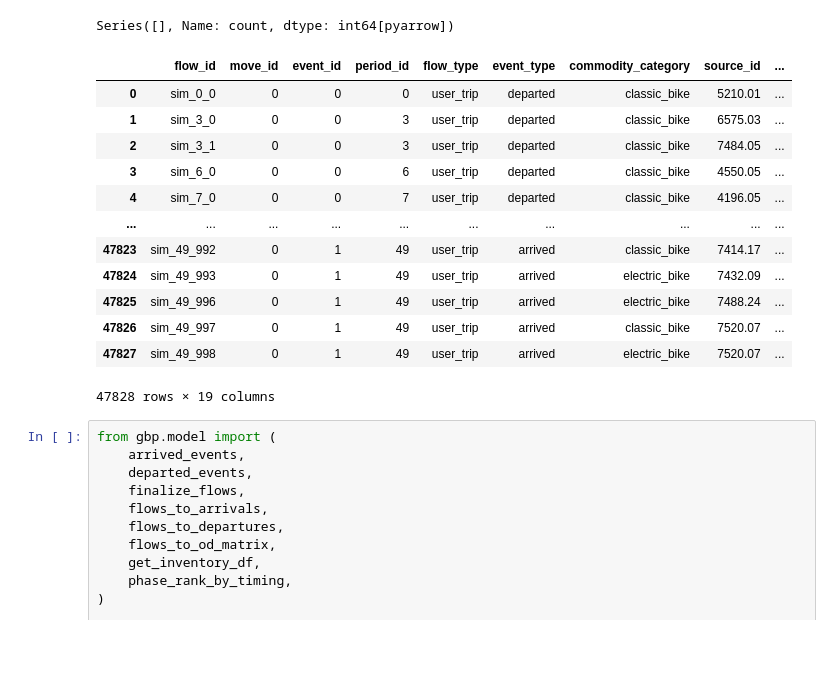
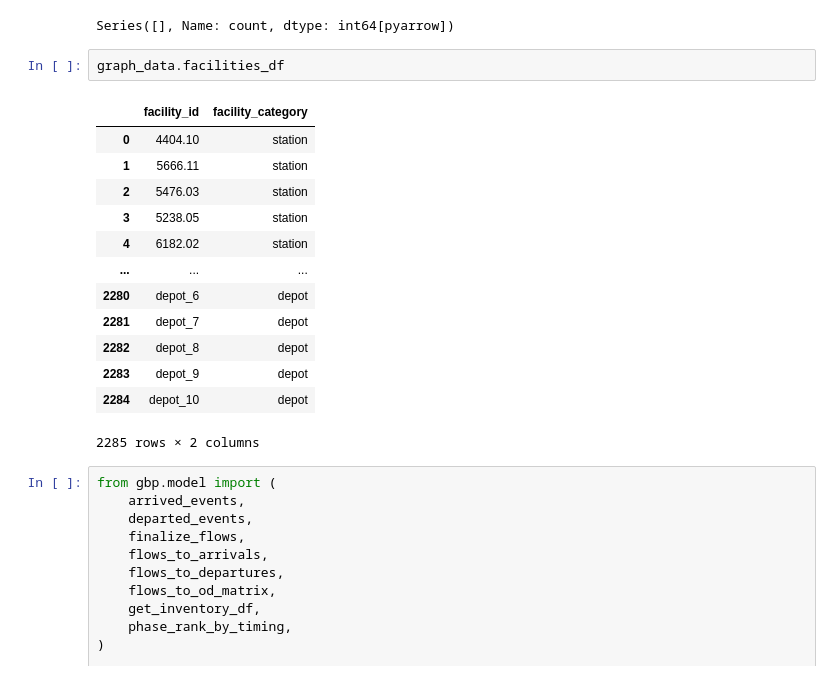
Before and after one commit to vlzm/GFDRR, a Jupyter notebook: notebooks/test_pipeline.ipynb, the cells around one changed output. Cells and saved outputs as stored; diff of their text form; blank space fills up the shorter version.

```diff
--- a/notebooks/test_pipeline.ipynb
+++ b/notebooks/test_pipeline.ipynb
@@ -104,20 +128,21 @@ simulated_flows_df['reason'].value_counts()
 # %% [output]
 Series([], Name: count, dtype: int64[pyarrow])
 # %%
+graph_data.facilities_df
 # %% [output]
-|  | flow_id | move_id | event_id | period_id | flow_type | event_type | commodity_category | source_id | ... |
-| 0 | sim_0_0 | 0 | 0 | 0 | user_trip | departed | classic_bike | 5210.01 | ... |
-| 1 | sim_3_0 | 0 | 0 | 3 | user_trip | departed | classic_bike | 6575.03 | ... |
-| 2 | sim_3_1 | 0 | 0 | 3 | user_trip | departed | classic_bike | 7484.05 | ... |
-| 3 | sim_6_0 | 0 | 0 | 6 | user_trip | departed | classic_bike | 4550.05 | ... |
-| 4 | sim_7_0 | 0 | 0 | 7 | user_trip | departed | classic_bike | 4196.05 | ... |
-| ... | ... | ... | ... | ... | ... | ... | ... | ... | ... |
-| 47823 | sim_49_992 | 0 | 1 | 49 | user_trip | arrived | classic_bike | 7414.17 | ... |
-| 47824 | sim_49_993 | 0 | 1 | 49 | user_trip | arrived | electric_bike | 7432.09 | ... |
-| 47825 | sim_49_996 | 0 | 1 | 49 | user_trip | arrived | electric_bike | 7488.24 | ... |
-| 47826 | sim_49_997 | 0 | 1 | 49 | user_trip | arrived | classic_bike | 7520.07 | ... |
-| 47827 | sim_49_998 | 0 | 1 | 49 | user_trip | arrived | electric_bike | 7520.07 | ... |
+|  | facility_id | facility_category |
+| 0 | 4404.10 | station |
+| 1 | 5666.11 | station |
+| 2 | 5476.03 | station |
+| 3 | 5238.05 | station |
+| 4 | 6182.02 | station |
+| ... | ... | ... |
+| 2280 | depot_6 | depot |
+| 2281 | depot_7 | depot |
+| 2282 | depot_8 | depot |
+| 2283 | depot_9 | depot |
+| 2284 | depot_10 | depot |
-47828 rows × 19 columns
+2285 rows × 2 columns
 # %%
 from gbp.model import (
     arrived_events,
```
Also changed, not shown: parts of 3 cells of this notebook, 16 other files.
